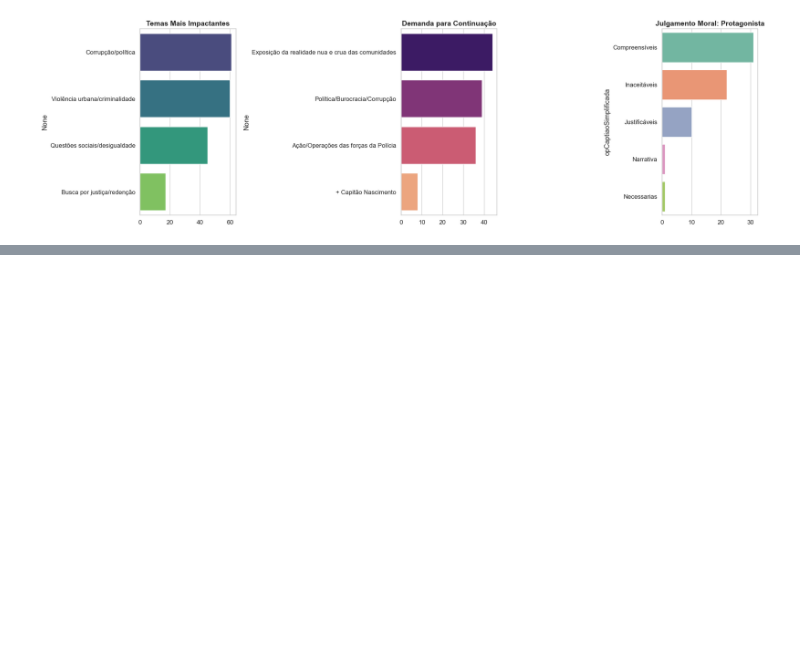
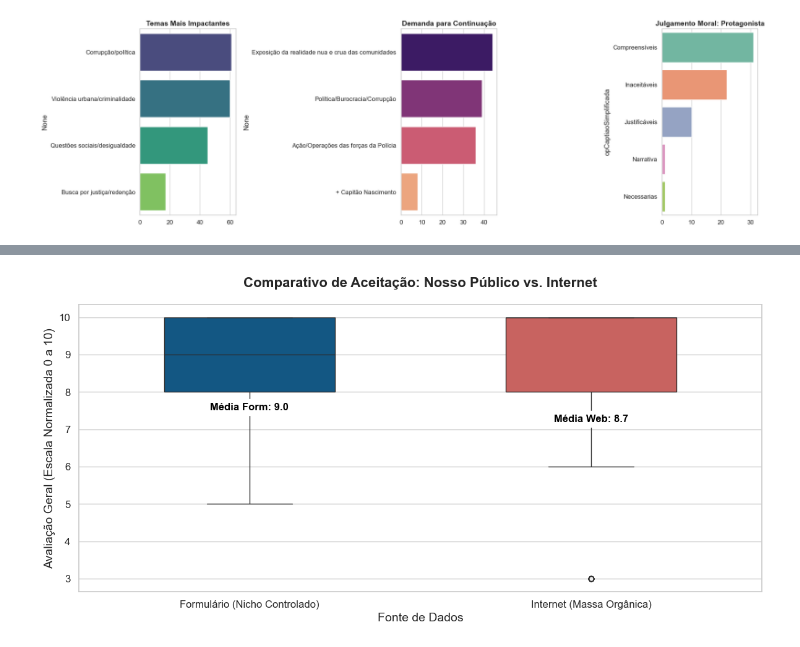
Before and after one commit to Jggranito/analiseTdE, a Jupyter notebook: relatorio.ipynb, the cells around one changed output, grey strips where cells are left out. Drawn from its saved outputs; the diff is of its cells as text; code cells hidden in the pictures; blank space fills up the shorter version.

```diff
--- a/relatorio.ipynb
+++ b/relatorio.ipynb
@@ -117,3 +161,28 @@ plt.show()
+# %%
+plt.figure(figsize=(12, 6))
+
+# Montando um DataFrame único para comparar as duas origens
+df_comp_form = pd.DataFrame({'Origem': 'Formulário (Nicho Controlado)', 'Nota': df_watched['notaGeral'].dropna()})
+df_comp_web = pd.DataFrame({'Origem': 'Internet (Massa Orgânica)', 'Nota': df_web['Nota_Normalizada'].dropna()})
+df_comparativo = pd.concat([df_comp_form, df_comp_web])
+
+# Gerando o Boxplot (já atualizado sem o erro de FutureWarning)
+sns.boxplot(data=df_comparativo, x='Origem', y='Nota', hue='Origem', palette=['#005b96', '#d9534f'], width=0.5, legend=False)
+
+plt.title("Comparativo de Aceitação: Nosso Público vs. Internet", fontsize=16, fontweight='bold', pad=20)
+plt.xlabel("Fonte de Dados", fontsize=14)
+plt.ylabel("Avaliação Geral (Escala Normalizada 0 a 10)", fontsize=14)
+
+# Adicionando as médias no gráfico
+media_form = df_comp_form['Nota'].mean()
+media_web = df_comp_web['Nota'].mean()
+plt.text(0, media_form - 1.5, f"Média Form: {media_form:.1f}", horizontalalignment='center', color='black', weight='bold', fontsize=12, backgroundcolor='white')
+plt.text(1, media_web - 1.5, f"Média Web: {media_web:.1f}", horizontalalignment='center', color='black', weight='bold', fontsize=12, backgroundcolor='white')
+
+plt.tight_layout()
+plt.show()
+# %% [output]
+[figure, added]
 # %% [markdown]
 ---
 ### 💡 Conclusão e Próximos Passos
```
Also changed, not shown: parts of 4 cells of this notebook.
